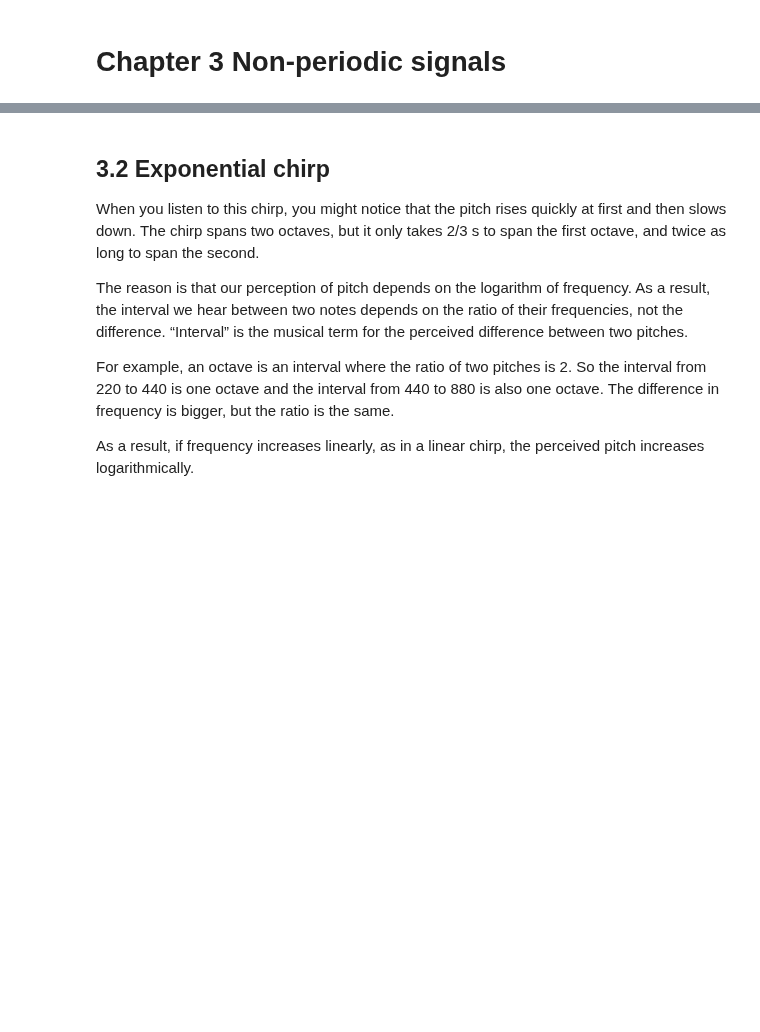
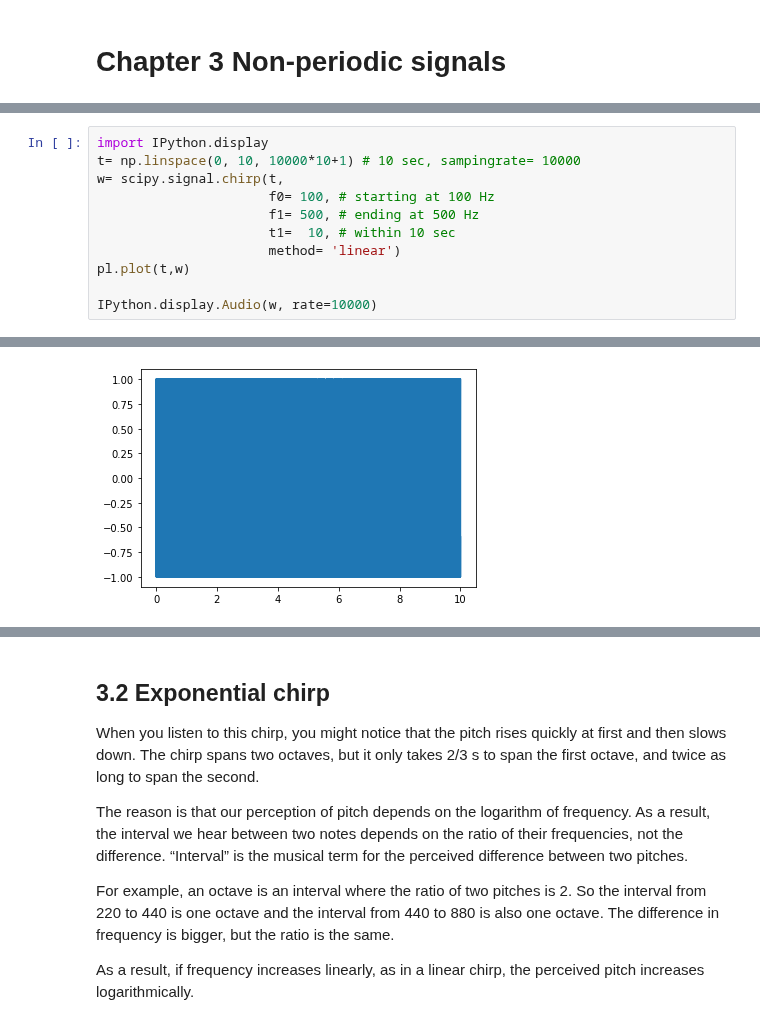
Before and after one commit to renyuanL/_ryDsp2020, a Jupyter notebook: code/ch03.ipynb, the cells around one changed output, grey strips where cells are left out. Saved outputs shown, nothing was run; the diff lists cells and outputs as text; blank space fills up the shorter version.

```diff
--- a/code/ch03.ipynb
+++ b/code/ch03.ipynb
@@ -115,0 +67,12 @@ In other words, frequency is the derivative of phase. Conversely, phase is the i
+# %%
+import IPython.display
+t= np.linspace(0, 10, 10000*10+1) # 10 sec, sampingrate= 10000
+w= scipy.signal.chirp(t,
+                      f0= 100, # starting at 100 Hz
+                      f1= 500, # ending at 500 Hz
+                      t1=  10, # within 10 sec
+                      method= 'linear')
+pl.plot(t,w)
+
+IPython.display.Audio(w, rate=10000)
+# %% [output]
@@ -115,0 +80 @@ In other words, frequency is the derivative of phase. Conversely, phase is the i
+[figure, added]
```
Also changed, not shown: parts of 14 cells of this notebook, 2 other files.
